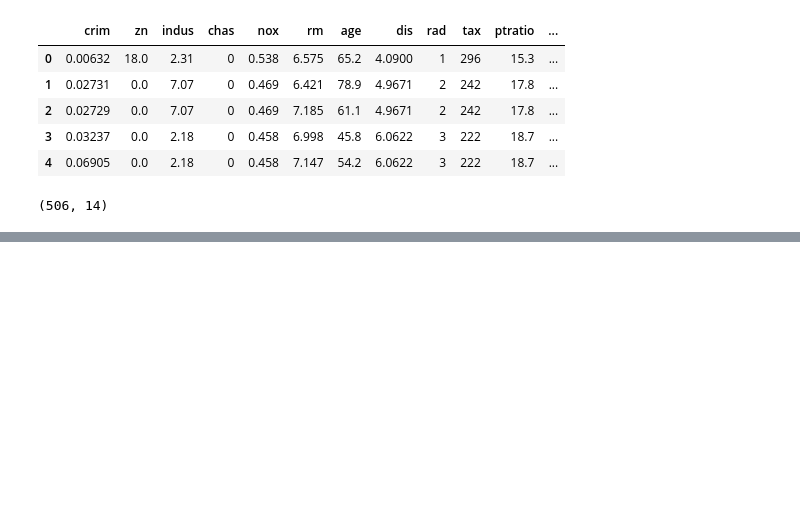
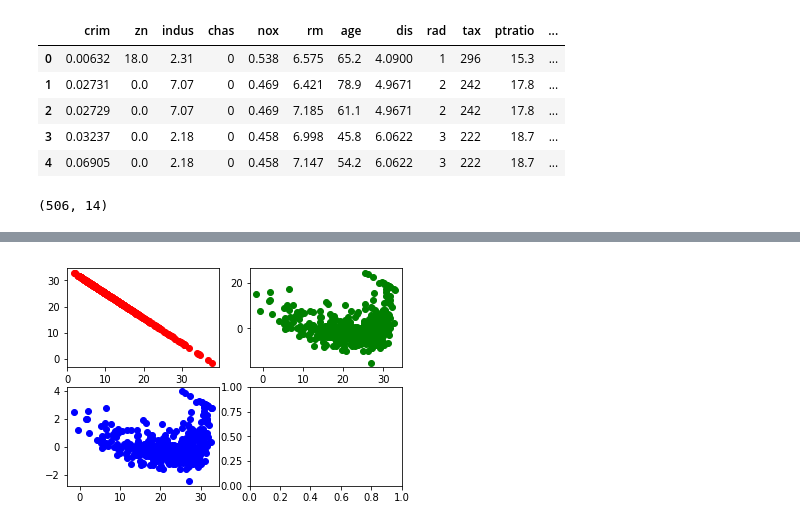
Before and after one commit to evolsidog/Statistical-Learning-Stanford, a Jupyter notebook: linear_regression/Python-exercises/linear_regression.ipynb, the cells around one changed output, grey strips where cells are left out. Cells and saved outputs as stored; diff of their text form; code cells hidden in the pictures; blank space fills up the shorter version.

```diff
--- a/linear_regression/Python-exercises/linear_regression.ipynb
+++ b/linear_regression/Python-exercises/linear_regression.ipynb
@@ -52,0 +137,8 @@ Boston.shape
+# %%
+fig, ((ax1, ax2), (ax3,ax4)) = plt.subplots(2,2)
+ax1.plot(Boston.lstat, lm.predict(), 'ro')
+ax2.plot(lm.predict(), lm.resid, 'go')
+ax3.plot(lm.predict(), lm.resid_pearson, 'bo')
+plt.show()
+# %% [output]
+[figure, added]
```
Also changed, not shown: parts of 16 cells of this notebook.
